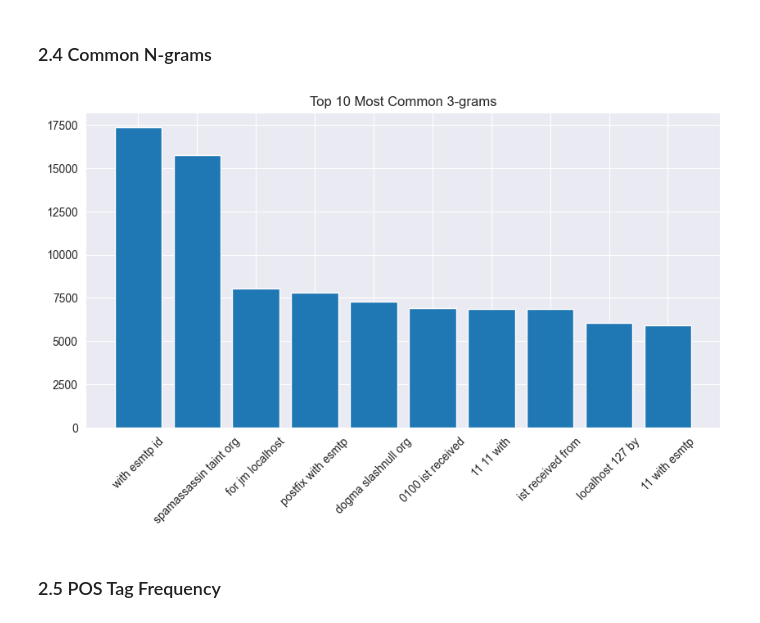
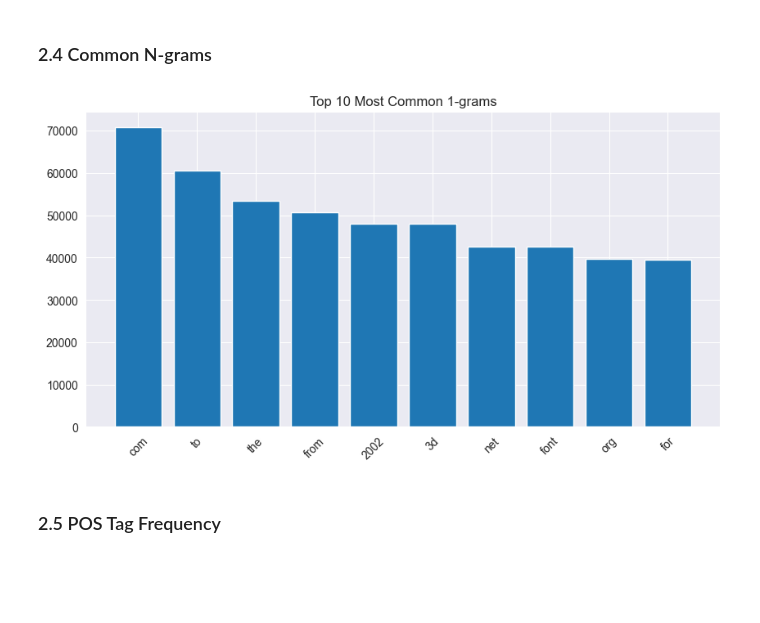
Before and after one commit to TRUEDEVIL666/Data-Mining-Report, a Jupyter notebook: sourcecode/email_classification_tfidf.ipynb, the cells around one changed output. Saved outputs shown, nothing was run; the diff lists cells and outputs as text; code cells hidden in the pictures; blank space fills up the shorter version.

```diff
--- a/sourcecode/email_classification_tfidf.ipynb
+++ b/sourcecode/email_classification_tfidf.ipynb
@@ -172,29 +173,31 @@ plt.show()
 ### 2.4 Common N-grams
 # %%
 from sklearn.feature_extraction.text import CountVectorizer, TfidfVectorizer
+
 
 def plot_ngram(ngram_range: int, max_words: int):
   # Create a bigram (n-word) count vectorizer
   vectorizer = CountVectorizer(ngram_range=(ngram_range, ngram_range))
   X = vectorizer.fit_transform(df['email'])
 
   # Sum up the counts of each bigram
   ngram_counts = X.sum(axis=0)
   ngrams = vectorizer.get_feature_names_out()
   ngram_freq = [(ngrams[i], ngram_counts[0, i]) for i in range(len(ngrams))]
   ngram_freq = sorted(ngram_freq, key=lambda x: x[1], reverse=True)[:max_words]
 
   # Plot top 20 bigrams
   ngram_words, ngram_counts = zip(*ngram_freq)
   plt.figure(figsize=(10, 5))
   plt.bar(ngram_words, ngram_counts)
   plt.xticks(rotation=45)
   plt.title(f'Top {max_words} Most Common {ngram_range}-grams')
   plt.show()
 
-plot_ngram(ngram_range=3, max_words=10)
+
+plot_ngram(ngram_range=1, max_words=10)
 # %% [output]
-[figure, old version]
+[figure, new version]
 # %% [markdown]
 ### 2.5 POS Tag Frequency
 # %%
```
Also changed, not shown: parts of 19 cells of this notebook.
